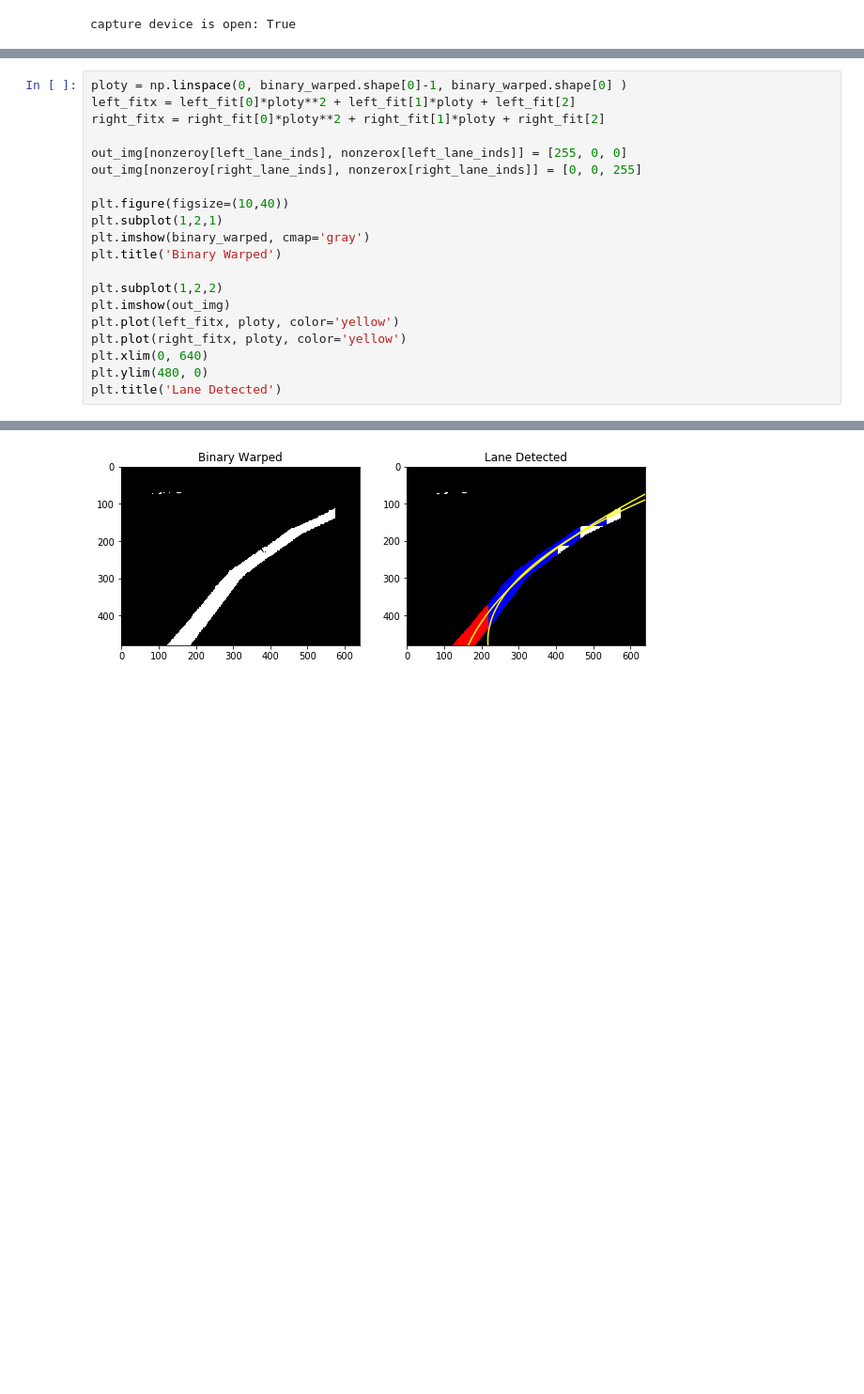
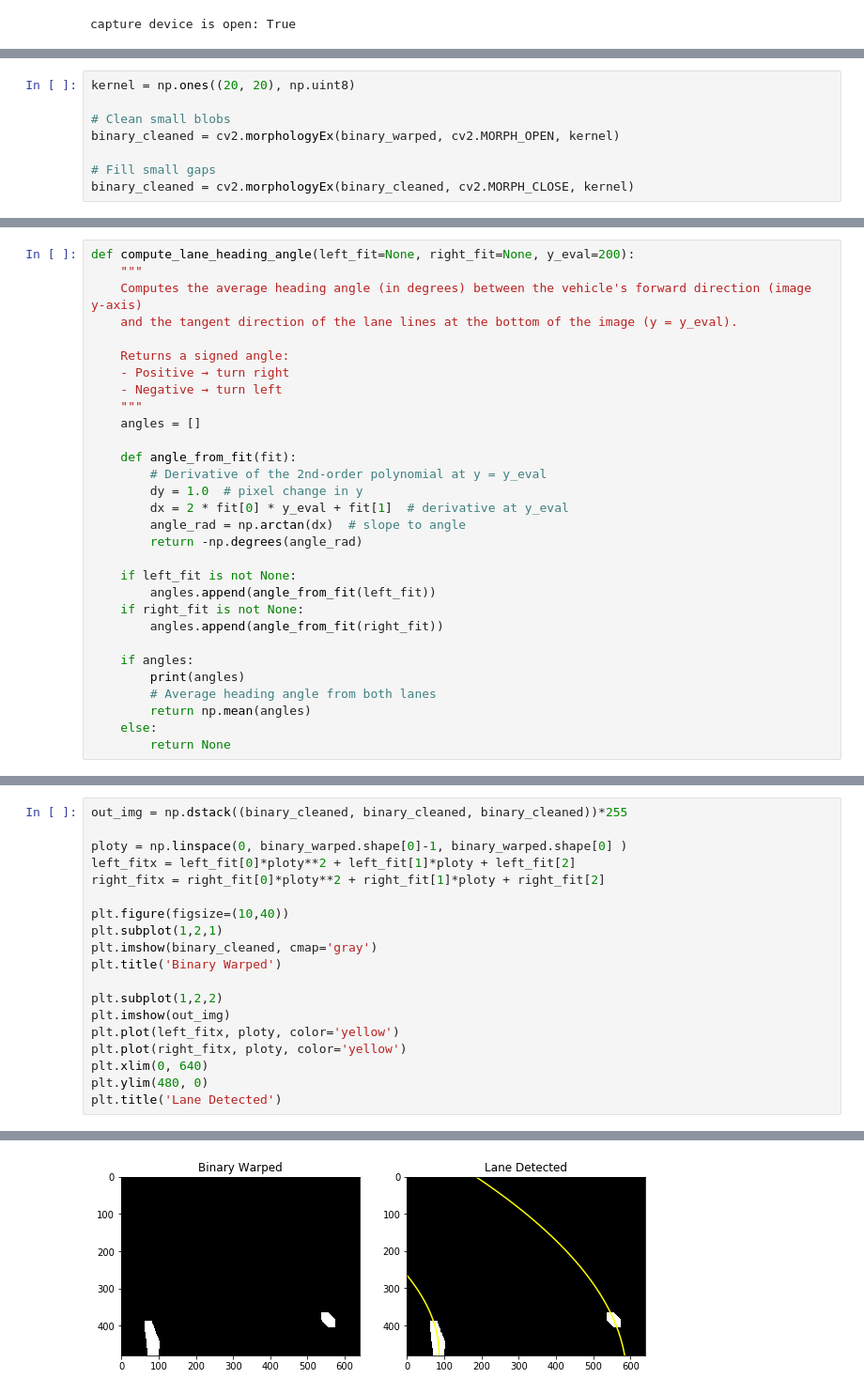
Before and after one commit to CSEN196Lab-S2025/senior-design-project-36_ahrh_selfdrivingrobot, a Jupyter notebook: lane_detection_ps/lane_detection_test.ipynb, the cells around one changed output, grey strips where cells are left out. Shown at 94% size. Cells and saved outputs as stored; diff of their text form; blank space fills up the shorter version.

Commit message:
Use lane heading angle and clustering for lane detection.

```diff
--- a/lane_detection_ps/lane_detection_test.ipynb
+++ b/lane_detection_ps/lane_detection_test.ipynb
@@ -205,0 +93,8 @@ elif rightx.size > 0 and righty.size > 0:
+# %%
+kernel = np.ones((20, 20), np.uint8)
+
+# Clean small blobs
+binary_cleaned = cv2.morphologyEx(binary_warped, cv2.MORPH_OPEN, kernel)
+
+# Fill small gaps
+binary_cleaned = cv2.morphologyEx(binary_cleaned, cv2.MORPH_CLOSE, kernel)
@@ -205,0 +117,30 @@ elif rightx.size > 0 and righty.size > 0:
+# %%
+def compute_lane_heading_angle(left_fit=None, right_fit=None, y_eval=200):
+    """
+    Computes the average heading angle (in degrees) between the vehicle's forward direction (image y-axis)
+    and the tangent direction of the lane lines at the bottom of the image (y = y_eval).
+
+    Returns a signed angle:
+    - Positive → turn right
+    - Negative → turn left
+    """
+    angles = []
+
+    def angle_from_fit(fit):
+        # Derivative of the 2nd-order polynomial at y = y_eval
+        dy = 1.0  # pixel change in y
+        dx = 2 * fit[0] * y_eval + fit[1]  # derivative at y_eval
+        angle_rad = np.arctan(dx)  # slope to angle
+        return -np.degrees(angle_rad)
+
+    if left_fit is not None:
+        angles.append(angle_from_fit(left_fit))
+    if right_fit is not None:
+        angles.append(angle_from_fit(right_fit))
+
+    if angles:
+        print(angles)
+        # Average heading angle from both lanes
+        return np.mean(angles)
+    else:
+        return None
@@ -226,23 +256,22 @@ print(angle)
 # %%
+out_img = np.dstack((binary_cleaned, binary_cleaned, binary_cleaned))*255
+
 ploty = np.linspace(0, binary_warped.shape[0]-1, binary_warped.shape[0] )
 left_fitx = left_fit[0]*ploty**2 + left_fit[1]*ploty + left_fit[2]
 right_fitx = right_fit[0]*ploty**2 + right_fit[1]*ploty + right_fit[2]
 
-out_img[nonzeroy[left_lane_inds], nonzerox[left_lane_inds]] = [255, 0, 0]
-out_img[nonzeroy[right_lane_inds], nonzerox[right_lane_inds]] = [0, 0, 255]
-
 plt.figure(figsize=(10,40))
 plt.subplot(1,2,1)
-plt.imshow(binary_warped, cmap='gray')
+plt.imshow(binary_cleaned, cmap='gray')
 plt.title('Binary Warped')
 
 plt.subplot(1,2,2)
 plt.imshow(out_img)
 plt.plot(left_fitx, ploty, color='yellow')
 plt.plot(right_fitx, ploty, color='yellow')
 plt.xlim(0, 640)
 plt.ylim(480, 0)
 plt.title('Lane Detected')
 # %% [output]
 Text(0.5,1,'Lane Detected')
-[figure, old version]
+[figure, new version]
```
Also changed, not shown: parts of 11 cells of this notebook, 1 other file.
